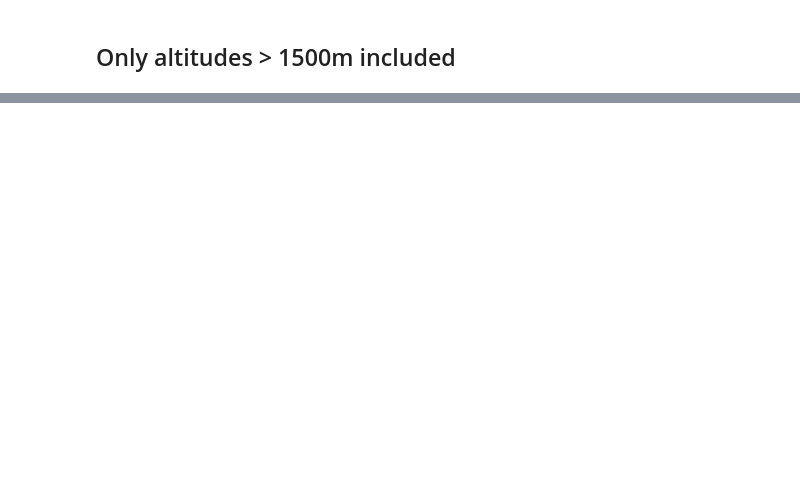
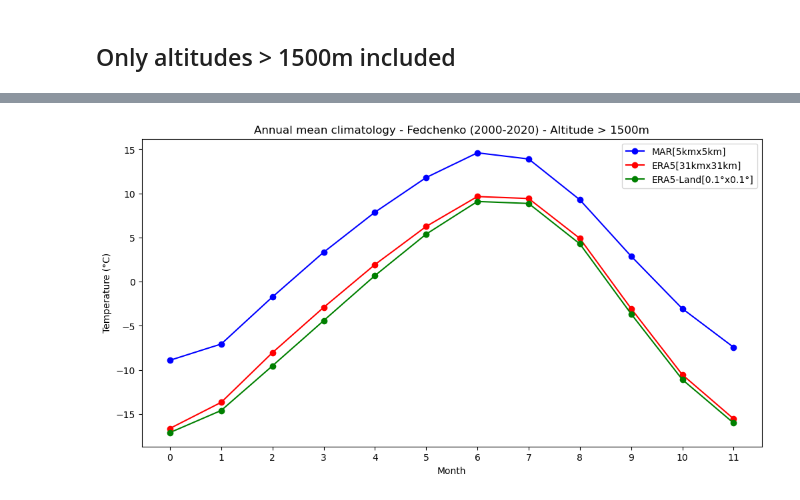
Before and after one commit to xfain/MAR_HMA, a Jupyter notebook: comparison_t2m.annual_climatology_Fed.ipynb, the cells around one changed output, grey strips where cells are left out. Cells and saved outputs as stored; diff of their text form; code cells hidden in the pictures; blank space fills up the shorter version.

```diff
--- a/comparison_t2m.annual_climatology_Fed.ipynb
+++ b/comparison_t2m.annual_climatology_Fed.ipynb
@@ -319,3 +425,7 @@ plt.show()
 # %% [markdown]
 ## Only altitudes > 1500m included
+# %%
+#en attendant de bien calculer dsF_high..
+dsF_high = dsF
+tmp_HARv2_high = tmp_HARv2
 # %%
@@ -324,0 +460,33 @@ NameError: name 'dsF_high' is not defined
+# %%
+annualCycleList = []
+
+for da in avgList:
+    # Compute the climatological mean for each month
+    clim = da.groupby('time.month').mean('time')
+    annualCycleList.append(clim)
+# %%
+title="Annual mean climatology - Fedchenko (2000-2020) - Altitude > 1500m"
+
+xmonths=np.arange(0,12,1)
+
+fig, ax = plt.subplots(figsize=(12, 6))
+my_ticks=xmonths
+
+ax.plot(xmonths, annualCycleList[0], 'b',linestyle='-',marker='o',label=modelList[0]+'['+ resList[0]+']')
+
+ax.plot(xmonths, annualCycleList[1], 'r',linestyle='-',marker='o',label=modelList[1]+'['+ resList[1]+']')
+ax.plot(xmonths, annualCycleList[2], 'g',linestyle='-',marker='o',label=modelList[2]+'['+ resList[2]+']')
+# ax.plot(xmonths, annualCycleList[3], 'orange',linestyle='-',marker='o',label=modelList[3]+'['+ resList[3]+']')
+# ax.plot(xmonths, annualCycleList[4], 'black',linestyle='-',marker='o',label=modelList[4]+'['+ resList[4]+']')
+
+
+ax.set_xlabel('Month')
+ax.set_ylabel('Temperature (°C)')
+ax.set_title(title)
+freq=5
+plt.xticks(xmonths,my_ticks,)
+plt.legend()
+plt.savefig('AnnualClimato_Fed_high.png',format='png')
+plt.show()
+# %% [output]
+[figure, added]
```
Also changed, not shown: parts of 17 cells of this notebook, 2 other files.
